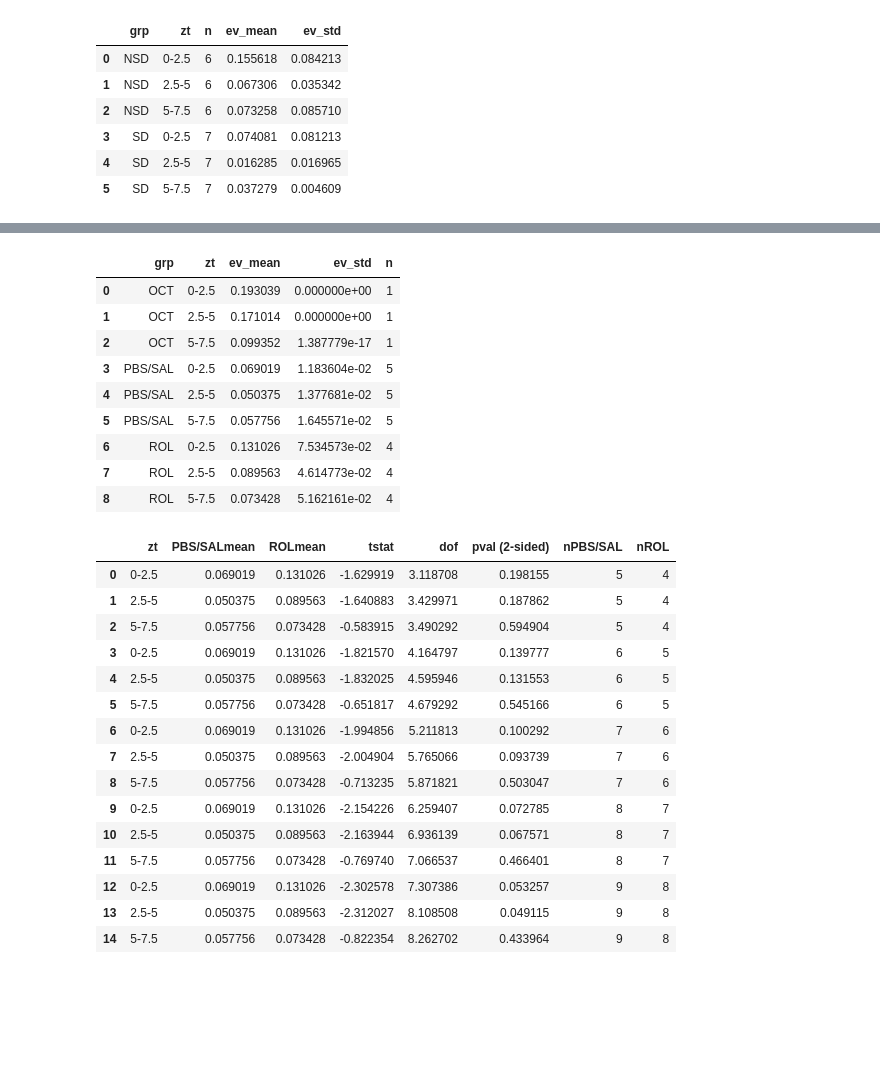
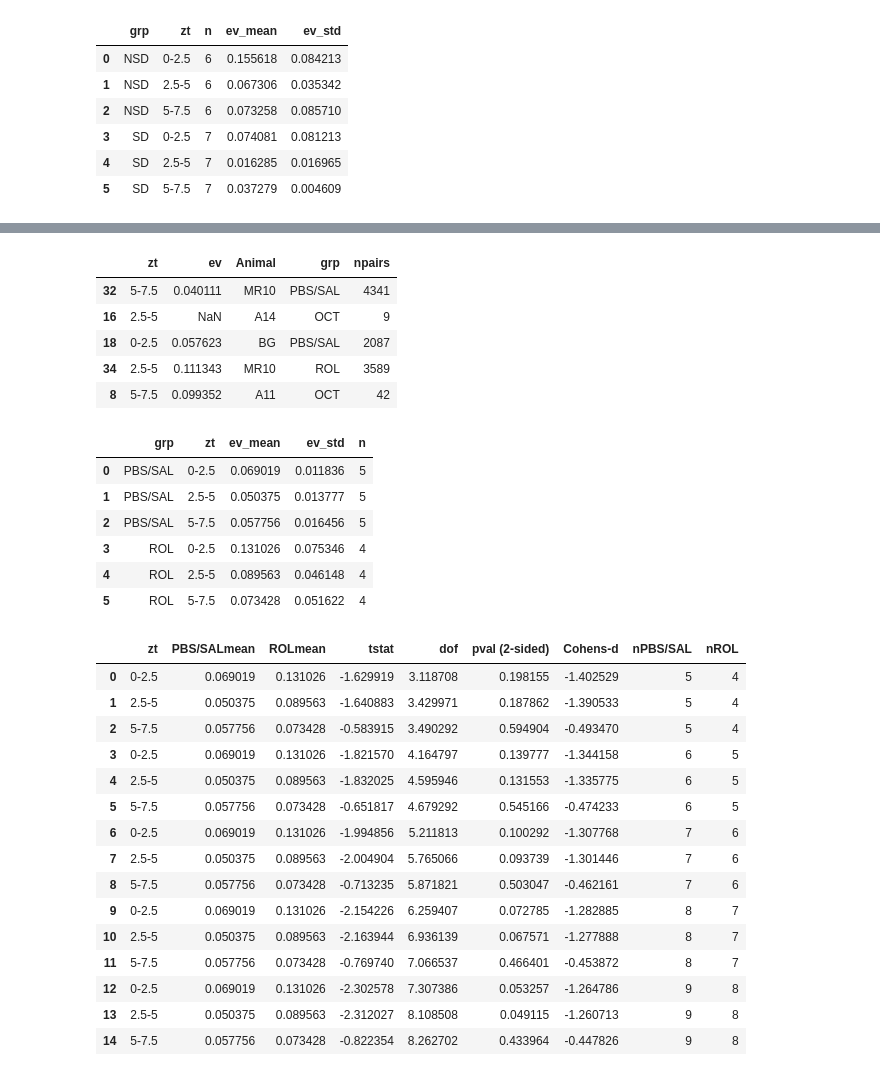
Before and after one commit to nkinsky/Projects_sandbox, a Jupyter notebook: Octopamine_Rolipram/EV_bootstrap_and_power_analysis.ipynb, the cells around one changed output, grey strips where cells are left out. Drawn from its saved outputs; the diff is of its cells as text; code cells hidden in the pictures; blank space fills up the shorter version.

```diff
--- a/Octopamine_Rolipram/EV_bootstrap_and_power_analysis.ipynb
+++ b/Octopamine_Rolipram/EV_bootstrap_and_power_analysis.ipynb
@@ -304,6 +361,7 @@ ev_sd_stats
 def get_tstats(df_in, grps = ["NSD", "SD"], zt_list = ["0-2.5", "2.5-5", "5-7.5"]):
     """Handwritten function to get t-stats, checks out with scipy.stats"""
     tstat = []
+    cohen_d = []
     dof = []
     pval = []
     grp0_mean, grp1_mean = [], []
@@ -311,7 +369,13 @@ def get_tstats(df_in, grps = ["NSD", "SD"], zt_list = ["0-2.5", "2.5-5", "5-7.5"
         df_use = df_in[df_in.zt == zt]
         df_grp0 = df_use[df_use.grp == grps[0]].reset_index()
         df_grp1 = df_use[df_use.grp == grps[1]].reset_index()
-        tstat.append(((df_grp0.ev_mean - df_grp1.ev_mean) / np.sqrt(df_grp0.ev_std ** 2 / df_grp0.n + df_grp1.ev_std ** 2 / df_grp1.n)).values[0])
+        tstat.append(((df_grp0.ev_mean - df_grp1.ev_mean) /
+                      np.sqrt(df_grp0.ev_std ** 2 / df_grp0.n + df_grp1.ev_std ** 2 / df_grp1.n))
+                     .values[0])
+        cohen_d.append(((df_grp0.ev_mean - df_grp1.ev_mean) /
+                      np.sqrt(((df_grp0.n - 1) * df_grp0.ev_std ** 2 + (df_grp1.n - 1) * df_grp1.ev_std ** 2 ) / (df_grp0.n + df_grp1.n)))
+                      .values[0])
+
         dof.append(((df_grp0.ev_std ** 2 / df_grp0.n + df_grp1.ev_std ** 2 / df_grp1.n) ** 2 /
                    (df_grp0.ev_std ** 4 / (df_grp0.n ** 2) / (df_grp0.n - 1) + df_grp1.ev_std ** 4 / (df_grp1.n ** 2) / (df_grp1.n - 1))).values[0])
         pval.append(2 * (1 - stats.t.cdf(np.abs(tstat[-1]), dof[-1])))
@@ -319,7 +383,7 @@ def get_tstats(df_in, grps = ["NSD", "SD"], zt_list = ["0-2.5", "2.5-5", "5-7.5"
         grp1_mean.append(df_grp1.ev_mean.values[0])
 
     return pd.DataFrame({"zt": zt_list, f"{grps[0]}mean": grp0_mean, f"{grps[1]}mean": grp1_mean,
-                         "tstat": tstat, "dof": dof, "pval": pval})
+                         "tstat": tstat, "dof": dof, "pval": pval, "Cohens-d": cohen_d})
 
 get_tstats(ev_sd_stats)
 # %% [output]
@@ -330,52 +394,62 @@ get_tstats(ev_sd_stats)
+# %%
+df_comb.sample(5)
+# %% [output]
+|  | zt | ev | Animal | grp | npairs |
+| 32 | 5-7.5 | 0.040111 | MR10 | PBS/SAL | 4341 |
+| 16 | 2.5-5 | NaN | A14 | OCT | 9 |
+| 18 | 0-2.5 | 0.057623 | BG | PBS/SAL | 2087 |
+| 34 | 2.5-5 | 0.111343 | MR10 | ROL | 3589 |
+| 8 | 5-7.5 | 0.099352 | A11 | OCT | 42 |
 # %%
 # Get t-stats for Rolipram
+df_comb = pd.DataFrame(np.load(grp_data_dir / "ev_in_chunks.npy", allow_pickle=True),
+                       columns=["zt", "ev_mean", "session", "grp", "npairs"])
+df_comb = df_comb[df_comb.grp != "OCT"]
 df_comb["ev_mean"] = df_comb["ev_mean"].astype("float")
-df_rol_stats = df_comb[~np.isnan(df_comb.ev_mean)].groupby(["session", "block"]).apply(weighted_mean).reset_index().rename(columns={"session": "grp", "block": "zt", 0: "ev_mean"})
-df_rol_stats["ev_std"] = df_comb[~np.isnan(df_comb.ev_mean)].groupby(["session", "block"]).apply(weighted_std).reset_index()[0]
-df_rol_stats["n"] = df_comb[~np.isnan(df_comb.ev_mean)].groupby(["session", "block"]).count().reset_index()["ev_mean"]
+df_rol_stats = df_comb[~np.isnan(df_comb.ev_mean)].groupby(["grp", "zt"]).apply(weighted_mean).reset_index().rename(columns={0: "ev_mean"})
+df_rol_stats["ev_std"] = df_comb[~np.isnan(df_comb.ev_mean)].groupby(["grp", "zt"]).apply(weighted_std).reset_index()[0]
+df_rol_stats["n"] = df_comb[~np.isnan(df_comb.ev_mean)].groupby(["grp", "zt"]).count().reset_index()["ev_mean"]
 df_rol_stats
 # %% [output]
 |  | grp | zt | ev_mean | ev_std | n |
-| 0 | OCT | 0-2.5 | 0.193039 | 0.000000e+00 | 1 |
-| 1 | OCT | 2.5-5 | 0.171014 | 0.000000e+00 | 1 |
-| 2 | OCT | 5-7.5 | 0.099352 | 1.387779e-17 | 1 |
-| 3 | PBS/SAL | 0-2.5 | 0.069019 | 1.183604e-02 | 5 |
-| 4 | PBS/SAL | 2.5-5 | 0.050375 | 1.377681e-02 | 5 |
-| 5 | PBS/SAL | 5-7.5 | 0.057756 | 1.645571e-02 | 5 |
-| 6 | ROL | 0-2.5 | 0.131026 | 7.534573e-02 | 4 |
-| 7 | ROL | 2.5-5 | 0.089563 | 4.614773e-02 | 4 |
-| 8 | ROL | 5-7.5 | 0.073428 | 5.162161e-02 | 4 |
+| 0 | PBS/SAL | 0-2.5 | 0.069019 | 0.011836 | 5 |
+| 1 | PBS/SAL | 2.5-5 | 0.050375 | 0.013777 | 5 |
+| 2 | PBS/SAL | 5-7.5 | 0.057756 | 0.016456 | 5 |
+| 3 | ROL | 0-2.5 | 0.131026 | 0.075346 | 4 |
+| 4 | ROL | 2.5-5 | 0.089563 | 0.046148 | 4 |
+| 5 | ROL | 5-7.5 | 0.073428 | 0.051622 | 4 |
 # %%
 # Iterate through, adding an additional animal to each group and calculate tstat and pvalue assuming the same mean and variance
 from copy import deepcopy
 df_iter = []
 for n in np.arange(0, 5, 1):
     df_use = deepcopy(df_rol_stats)
     df_use["n"] = df_use["n"] + n
     nsal = df_use[df_use.grp == "PBS/SAL"]["n"].values[0]
     nrol = df_use[df_use.grp == "ROL"]["n"].values[0]
     tstats_df = get_tstats(df_use, grps=["PBS/SAL", "ROL"], zt_list=["0-2.5", "2.5-5", "5-7.5"])
     tstats_df["nPBS/SAL"] = nsal
     tstats_df["nROL"] = nrol
     df_iter.append(tstats_df)
 power_df = pd.concat(df_iter, axis=0, ignore_index=True)
 power_df = power_df.rename(columns={"pval": "pval (2-sided)"})
 power_df.to_csv(grp_data_dir / "power_analysis.csv")
+power_df.to_csv(plot_save_dir / "power_analysis_bw_grps.csv")
 power_df
 # %% [output]
-|  | zt | PBS/SALmean | ROLmean | tstat | dof | pval (2-sided) | nPBS/SAL | nROL |
-| 0 | 0-2.5 | 0.069019 | 0.131026 | -1.629919 | 3.118708 | 0.198155 | 5 | 4 |
-| 1 | 2.5-5 | 0.050375 | 0.089563 | -1.640883 | 3.429971 | 0.187862 | 5 | 4 |
-| 2 | 5-7.5 | 0.057756 | 0.073428 | -0.583915 | 3.490292 | 0.594904 | 5 | 4 |
-| 3 | 0-2.5 | 0.069019 | 0.131026 | -1.821570 | 4.164797 | 0.139777 | 6 | 5 |
-| 4 | 2.5-5 | 0.050375 | 0.089563 | -1.832025 | 4.595946 | 0.131553 | 6 | 5 |
-| 5 | 5-7.5 | 0.057756 | 0.073428 | -0.651817 | 4.679292 | 0.545166 | 6 | 5 |
-| 6 | 0-2.5 | 0.069019 | 0.131026 | -1.994856 | 5.211813 | 0.100292 | 7 | 6 |
-| 7 | 2.5-5 | 0.050375 | 0.089563 | -2.004904 | 5.765066 | 0.093739 | 7 | 6 |
-| 8 | 5-7.5 | 0.057756 | 0.073428 | -0.713235 | 5.871821 | 0.503047 | 7 | 6 |
-| 9 | 0-2.5 | 0.069019 | 0.131026 | -2.154226 | 6.259407 | 0.072785 | 8 | 7 |
-| 10 | 2.5-5 | 0.050375 | 0.089563 | -2.163944 | 6.936139 | 0.067571 | 8 | 7 |
-| 11 | 5-7.5 | 0.057756 | 0.073428 | -0.769740 | 7.066537 | 0.466401 | 8 | 7 |
-| 12 | 0-2.5 | 0.069019 | 0.131026 | -2.302578 | 7.307386 | 0.053257 | 9 | 8 |
-| 13 | 2.5-5 | 0.050375 | 0.089563 | -2.312027 | 8.108508 | 0.049115 | 9 | 8 |
-| 14 | 5-7.5 | 0.057756 | 0.073428 | -0.822354 | 8.262702 | 0.433964 | 9 | 8 |
+|  | zt | PBS/SALmean | ROLmean | tstat | dof | pval (2-sided) | Cohens-d | nPBS/SAL | nROL |
+| 0 | 0-2.5 | 0.069019 | 0.131026 | -1.629919 | 3.118708 | 0.198155 | -1.402529 | 5 | 4 |
+| 1 | 2.5-5 | 0.050375 | 0.089563 | -1.640883 | 3.429971 | 0.187862 | -1.390533 | 5 | 4 |
+| 2 | 5-7.5 | 0.057756 | 0.073428 | -0.583915 | 3.490292 | 0.594904 | -0.493470 | 5 | 4 |
+| 3 | 0-2.5 | 0.069019 | 0.131026 | -1.821570 | 4.164797 | 0.139777 | -1.344158 | 6 | 5 |
+| 4 | 2.5-5 | 0.050375 | 0.089563 | -1.832025 | 4.595946 | 0.131553 | -1.335775 | 6 | 5 |
+| 5 | 5-7.5 | 0.057756 | 0.073428 | -0.651817 | 4.679292 | 0.545166 | -0.474233 | 6 | 5 |
+| 6 | 0-2.5 | 0.069019 | 0.131026 | -1.994856 | 5.211813 | 0.100292 | -1.307768 | 7 | 6 |
+| 7 | 2.5-5 | 0.050375 | 0.089563 | -2.004904 | 5.765066 | 0.093739 | -1.301446 | 7 | 6 |
+| 8 | 5-7.5 | 0.057756 | 0.073428 | -0.713235 | 5.871821 | 0.503047 | -0.462161 | 7 | 6 |
+| 9 | 0-2.5 | 0.069019 | 0.131026 | -2.154226 | 6.259407 | 0.072785 | -1.282885 | 8 | 7 |
+| 10 | 2.5-5 | 0.050375 | 0.089563 | -2.163944 | 6.936139 | 0.067571 | -1.277888 | 8 | 7 |
+| 11 | 5-7.5 | 0.057756 | 0.073428 | -0.769740 | 7.066537 | 0.466401 | -0.453872 | 8 | 7 |
+| 12 | 0-2.5 | 0.069019 | 0.131026 | -2.302578 | 7.307386 | 0.053257 | -1.264786 | 9 | 8 |
+| 13 | 2.5-5 | 0.050375 | 0.089563 | -2.312027 | 8.108508 | 0.049115 | -1.260713 | 9 | 8 |
+| 14 | 5-7.5 | 0.057756 | 0.073428 | -0.822354 | 8.262702 | 0.433964 | -0.447826 | 9 | 8 |
```
Also changed, not shown: parts of 15 cells of this notebook.
